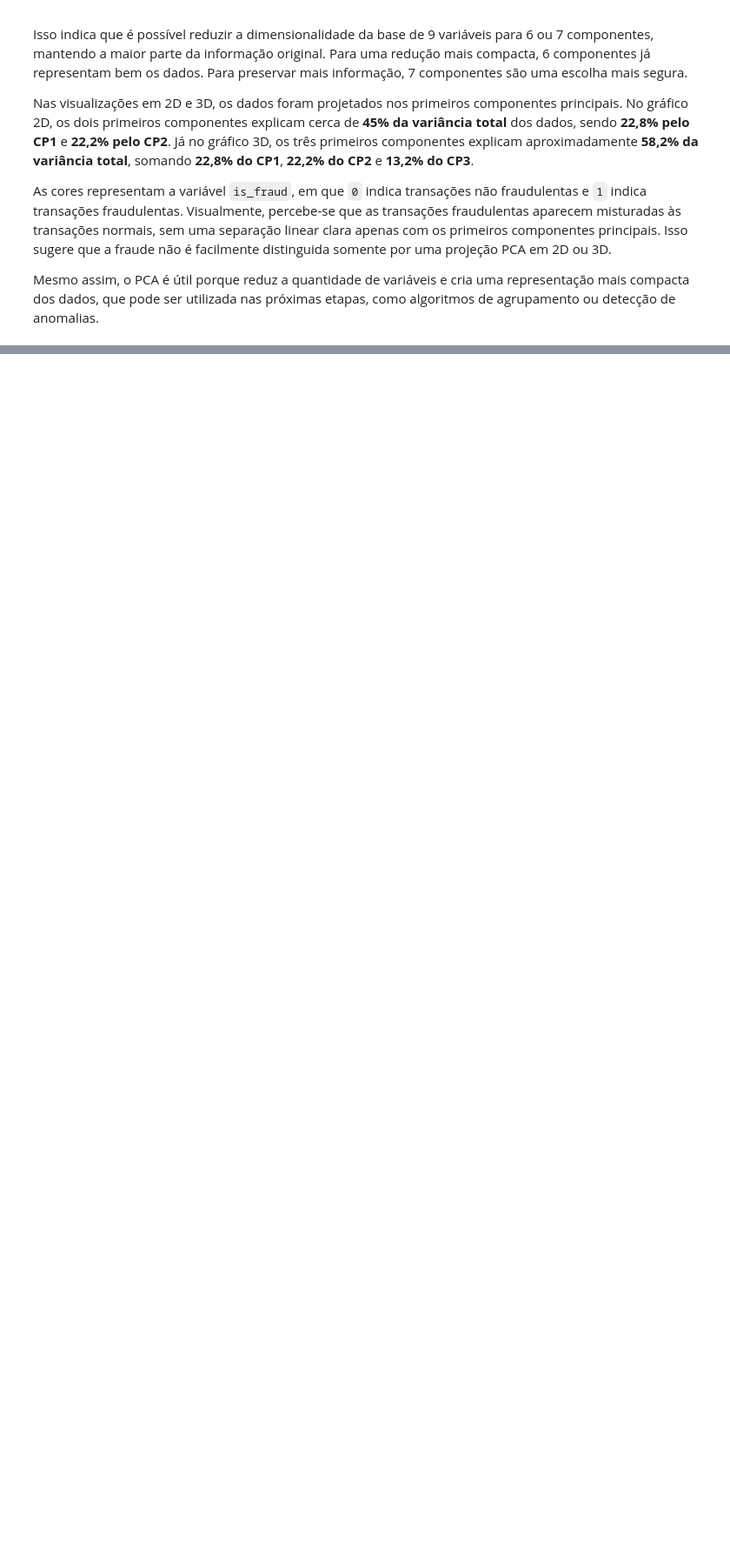
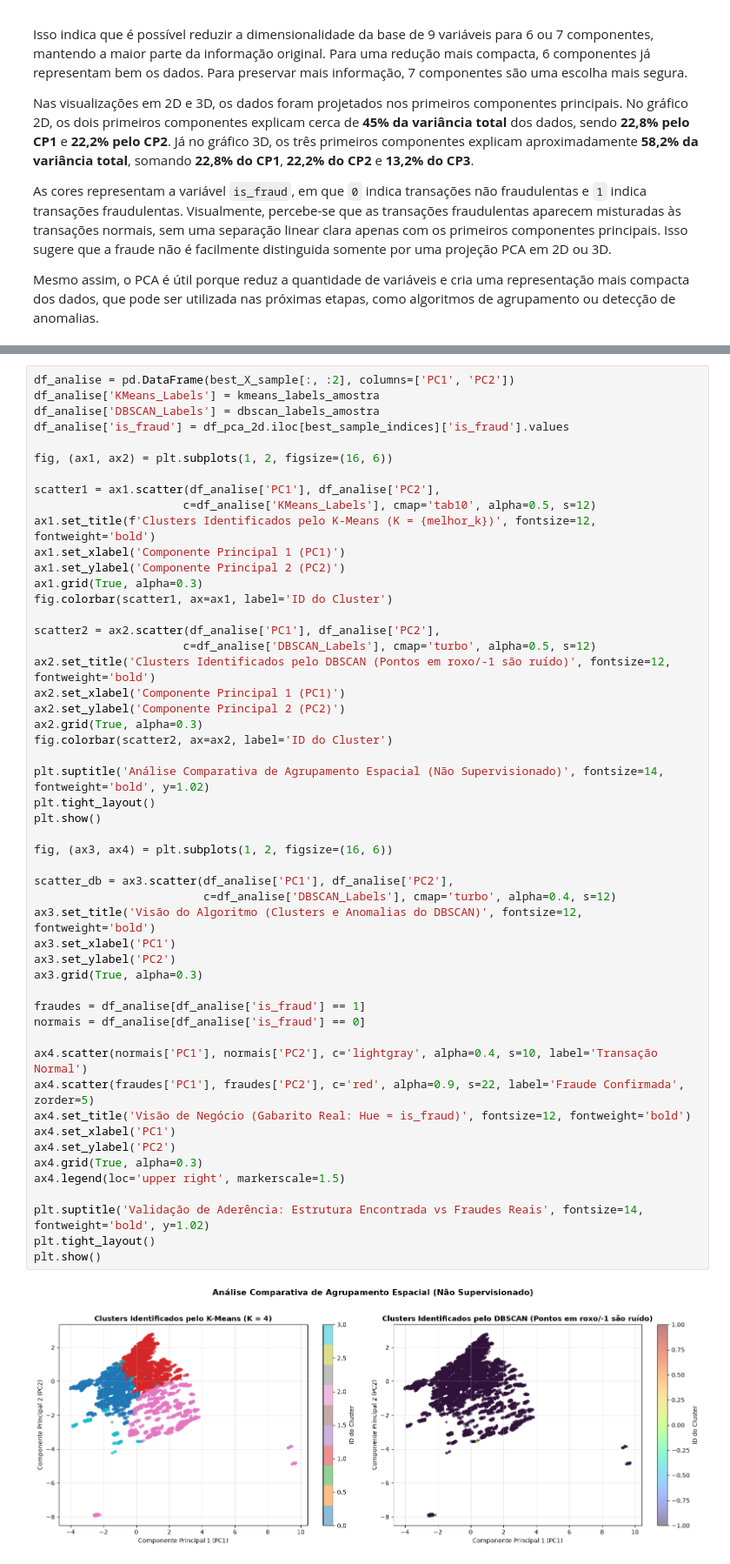
Before and after one commit to Gsdvl/unsupervised_learning_IMD3003-, a Jupyter notebook: notebook.ipynb, the cells around one changed output, grey strips where cells are left out. Shown at 87% size. Drawn from its saved outputs; the diff is of its cells as text; blank space fills up the shorter version.

```diff
--- a/notebook.ipynb
+++ b/notebook.ipynb
@@ -372,0 +658,53 @@ Mesmo assim, o PCA é útil porque reduz a quantidade de variáveis e cria uma r
+# %%
+df_analise = pd.DataFrame(best_X_sample[:, :2], columns=['PC1', 'PC2'])
+df_analise['KMeans_Labels'] = kmeans_labels_amostra
+df_analise['DBSCAN_Labels'] = dbscan_labels_amostra
+df_analise['is_fraud'] = df_pca_2d.iloc[best_sample_indices]['is_fraud'].values
+
+fig, (ax1, ax2) = plt.subplots(1, 2, figsize=(16, 6))
+
+scatter1 = ax1.scatter(df_analise['PC1'], df_analise['PC2'],
+                      c=df_analise['KMeans_Labels'], cmap='tab10', alpha=0.5, s=12)
+ax1.set_title(f'Clusters Identificados pelo K-Means (K = {melhor_k})', fontsize=12, fontweight='bold')
+ax1.set_xlabel('Componente Principal 1 (PC1)')
+ax1.set_ylabel('Componente Principal 2 (PC2)')
+ax1.grid(True, alpha=0.3)
+fig.colorbar(scatter1, ax=ax1, label='ID do Cluster')
+
+scatter2 = ax2.scatter(df_analise['PC1'], df_analise['PC2'],
+                      c=df_analise['DBSCAN_Labels'], cmap='turbo', alpha=0.5, s=12)
+ax2.set_title('Clusters Identificados pelo DBSCAN (Pontos em roxo/-1 são ruído)', fontsize=12, fontweight='bold')
+ax2.set_xlabel('Componente Principal 1 (PC1)')
+ax2.set_ylabel('Componente Principal 2 (PC2)')
+ax2.grid(True, alpha=0.3)
+fig.colorbar(scatter2, ax=ax2, label='ID do Cluster')
+
+plt.suptitle('Análise Comparativa de Agrupamento Espacial (Não Supervisionado)', fontsize=14, fontweight='bold', y=1.02)
+plt.tight_layout()
+plt.show()
+
+fig, (ax3, ax4) = plt.subplots(1, 2, figsize=(16, 6))
+
+scatter_db = ax3.scatter(df_analise['PC1'], df_analise['PC2'],
+                         c=df_analise['DBSCAN_Labels'], cmap='turbo', alpha=0.4, s=12)
+ax3.set_title('Visão do Algoritmo (Clusters e Anomalias do DBSCAN)', fontsize=12, fontweight='bold')
+ax3.set_xlabel('PC1')
+ax3.set_ylabel('PC2')
+ax3.grid(True, alpha=0.3)
+
+fraudes = df_analise[df_analise['is_fraud'] == 1]
+normais = df_analise[df_analise['is_fraud'] == 0]
+
+ax4.scatter(normais['PC1'], normais['PC2'], c='lightgray', alpha=0.4, s=10, label='Transação Normal')
+ax4.scatter(fraudes['PC1'], fraudes['PC2'], c='red', alpha=0.9, s=22, label='Fraude Confirmada', zorder=5)
+ax4.set_title('Visão de Negócio (Gabarito Real: Hue = is_fraud)', fontsize=12, fontweight='bold')
+ax4.set_xlabel('PC1')
+ax4.set_ylabel('PC2')
+ax4.grid(True, alpha=0.3)
+ax4.legend(loc='upper right', markerscale=1.5)
+
+plt.suptitle('Validação de Aderência: Estrutura Encontrada vs Fraudes Reais', fontsize=14, fontweight='bold', y=1.02)
+plt.tight_layout()
+plt.show()
+# %% [output]
+[figure, added]
```
Also changed, not shown: parts of 13 cells of this notebook.
